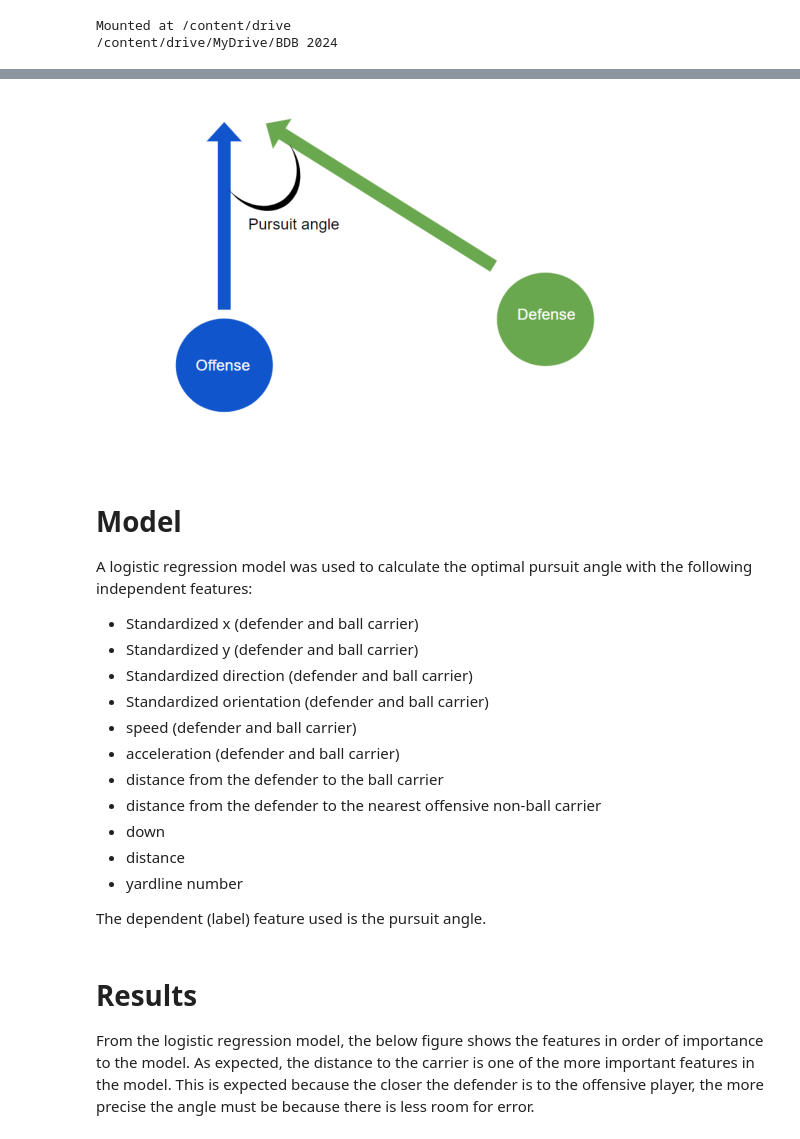
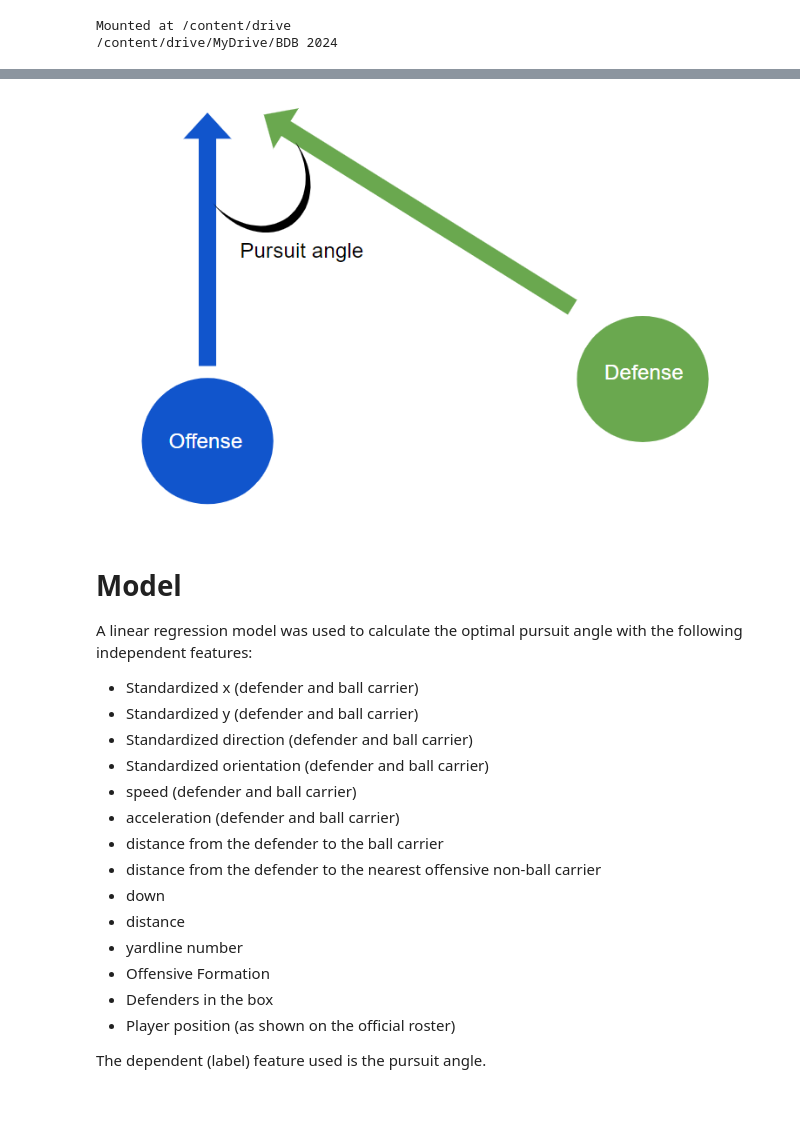
Before and after one commit to mattflaherty97/BDB2024, a Jupyter notebook: writeup.ipynb, the cells around one changed output, grey strips where cells are left out. Saved outputs shown, nothing was run; the diff lists cells and outputs as text; code cells hidden in the pictures; blank space fills up the shorter version.

```diff
--- a/writeup.ipynb
+++ b/writeup.ipynb
@@ -67,26 +37,11 @@ From this data, base metrics were used like the down, distance, yards to go, spe
-# %%
-import matplotlib.image as mpimg
-import matplotlib.pyplot as plt
-
-# Read Images
-img = mpimg.imread('./PursuitAngleExample.png')
-
-# Output Images
-plt.imshow(img)
-plt.tick_params(left = False, bottom = False)
-# xticks color white
-plt.xticks(color='w')
-
-# yticks color white
-plt.yticks(color='w')
-for pos in ['right', 'top', 'bottom', 'left']:
-    plt.gca().spines[pos].set_visible(False)
-# %% [output]
-[figure, removed]
+# %%
+Image("./PursuitAngleExample.png")
+# %% [output]
+[figure, added]
 # %% [markdown]
 # Model
 
-A logistic regression model was used to calculate the optimal pursuit angle with the following independent features:
+A linear regression model was used to calculate the optimal pursuit angle with the following independent features:
 
 - Standardized x (defender and ball carrier)
 - Standardized y (defender and ball carrier)
@@ -99,9 +54,8 @@ A logistic regression model was used to calculate the optimal pursuit angle with
 - down
 - distance
 - yardline number
+- Offensive Formation
+- Defenders in the box
+- Player position (as shown on the official roster)
 
 The dependent (label) feature used is the pursuit angle.
-# %% [markdown]
-# Results
-
-From the logistic regression model, the below figure shows the features in order of importance to the model. As expected, the distance to the carrier is one of the more important features in the model. This is expected because the closer the defender is to the offensive player, the more precise the angle must be because there is less room for error.
```
Also changed, not shown: parts of 19 cells of this notebook, 6 other files.
